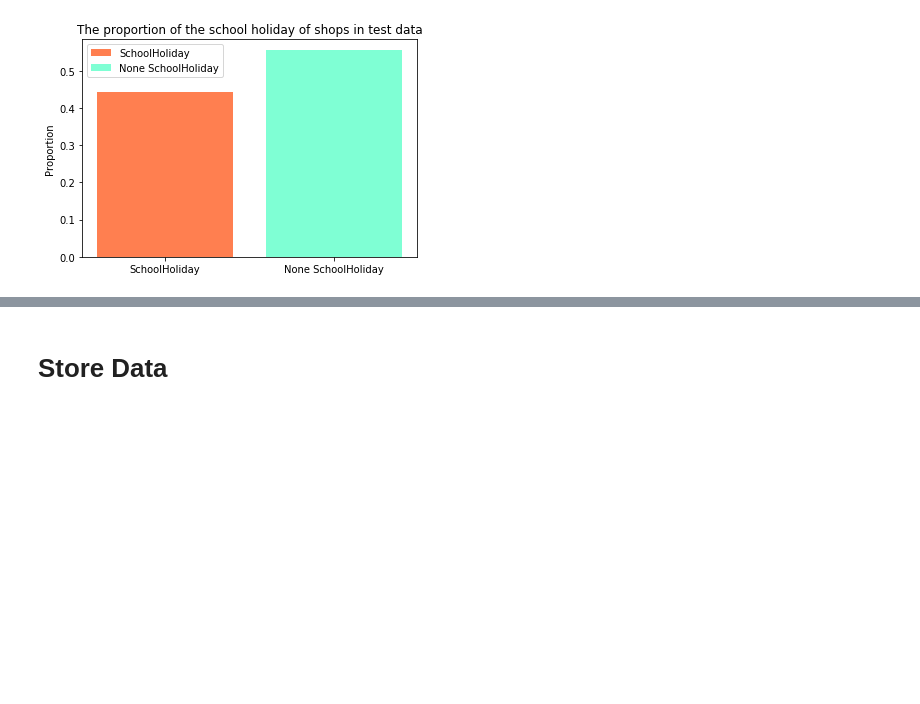
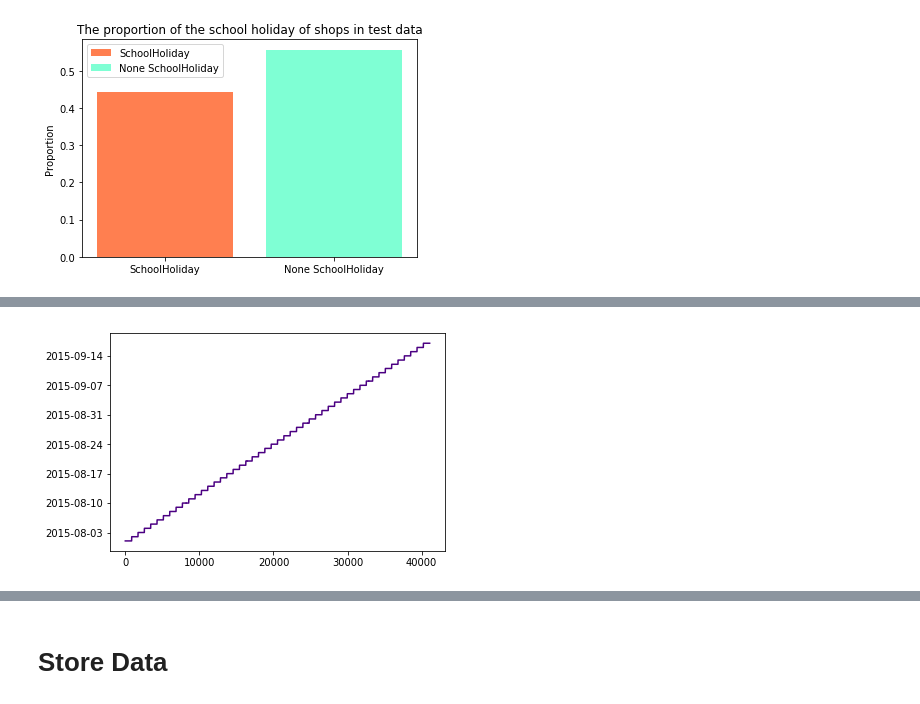
Before and after one commit to bozhlab/Rossmann_store_sales, a Jupyter notebook: Rossmann_Store_Sales_prediction.ipynb, the cells around one changed output, grey strips where cells are left out. Drawn from its saved outputs; the diff is of its cells as text; code cells hidden in the pictures; blank space fills up the shorter version.

```diff
--- a/Rossmann_Store_Sales_prediction.ipynb
+++ b/Rossmann_Store_Sales_prediction.ipynb
@@ -687,0 +391,6 @@ plt.plot(x, y, 'r.', alpha=0.01)
+# %%
+# we have to predict 48 days in test data
+plt.plot(test.Date.sort_values(ascending=True).reset_index(drop=True), color="indigo")
+plt.show()
+# %% [output]
+[figure, added]
```
Also changed, not shown: parts of 111 cells of this notebook.
